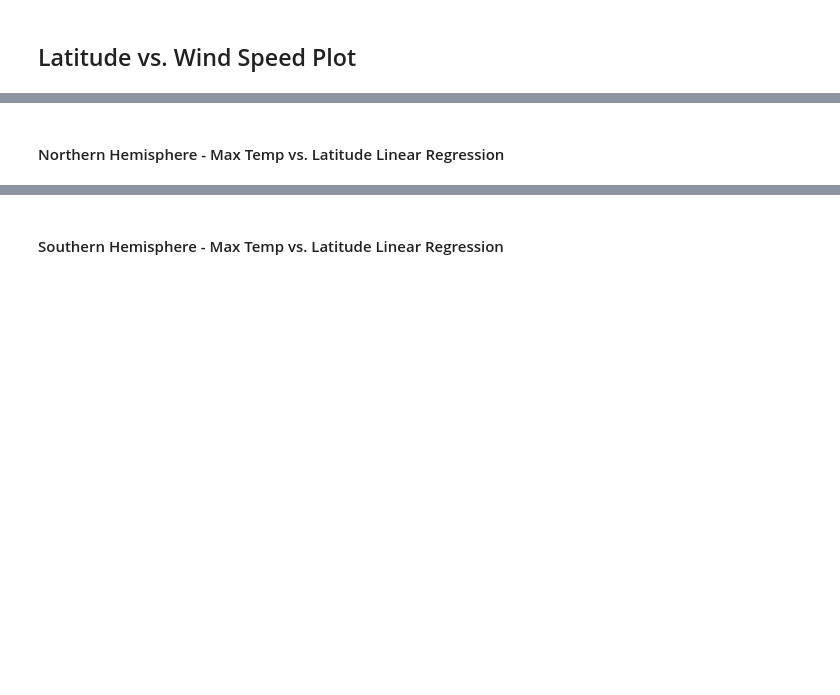
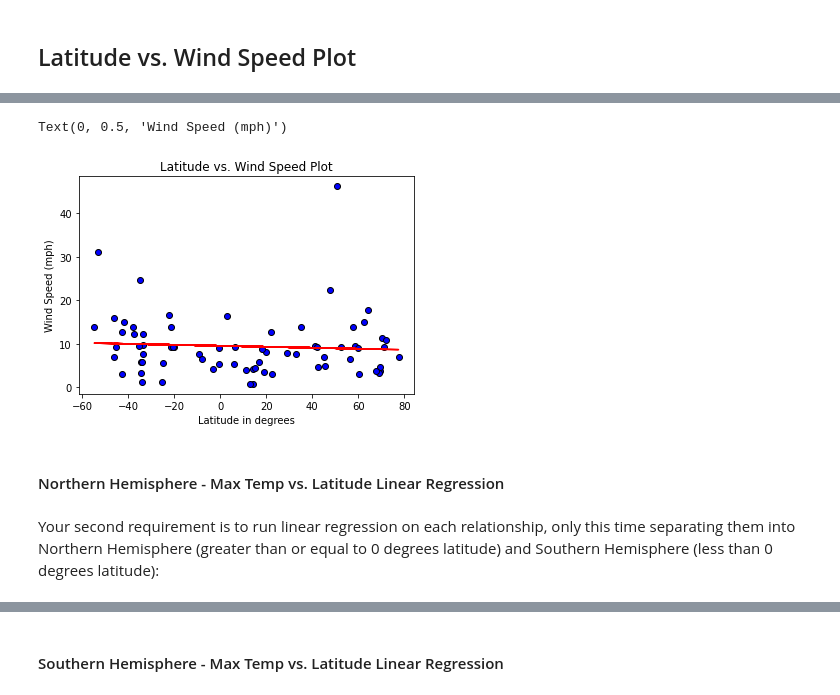
Before and after one commit to Jecyfdez/python-api-challenge, a Jupyter notebook: WeatherPy/WeatherPy.ipynb, the cells around one changed output, grey strips where cells are left out. Cells and saved outputs as stored; diff of their text form; code cells hidden in the pictures; blank space fills up the shorter version.

```diff
--- a/WeatherPy/WeatherPy.ipynb
+++ b/WeatherPy/WeatherPy.ipynb
@@ -145,2 +262,24 @@ Skip this step if there are no cities that have humidity > 100%.
+# %%
+#set the x_axis values to latitude and y_axis to comparing units
+x_values = weather_data_df["lat"]
+y_values = weather_data_df["wind_speed"]
+
+(slope, intercept, rvalue, pvalue, stderr) = linregress(x_values, y_values)
+regress_values = x_values *slope +intercept
+line_eq = "y = " + str(round(slope,2)) + "x + " + str(round(intercept,2))
+
+
+#plot scatter graph
+plt.scatter(x_values, y_values, marker = "o", facecolors="blue", edgecolors = "black")
+plt.plot(x_values, regress_values, "r-")
+#label graph
+plt.title("Latitude vs. Wind Speed Plot")
+plt.xlabel("Latitude in degrees")
+plt.ylabel("Wind Speed (mph)")
+# %% [output]
+Text(0, 0.5, 'Wind Speed (mph)')
+[figure, added]
 # %% [markdown]
 ####  Northern Hemisphere - Max Temp vs. Latitude Linear Regression
+# %% [markdown]
+Your second requirement is to run linear regression on each relationship, only this time separating them into Northern Hemisphere (greater than or equal to 0 degrees latitude) and Southern Hemisphere (less than 0 degrees latitude):
```
Also changed, not shown: parts of 20 cells of this notebook.
